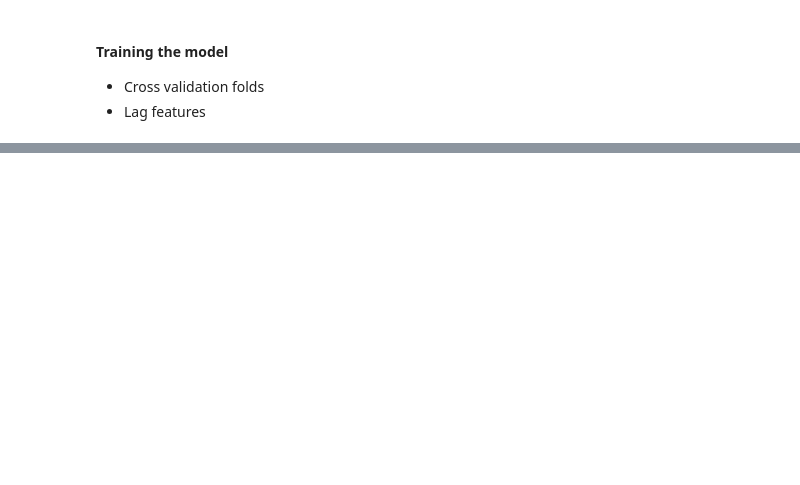
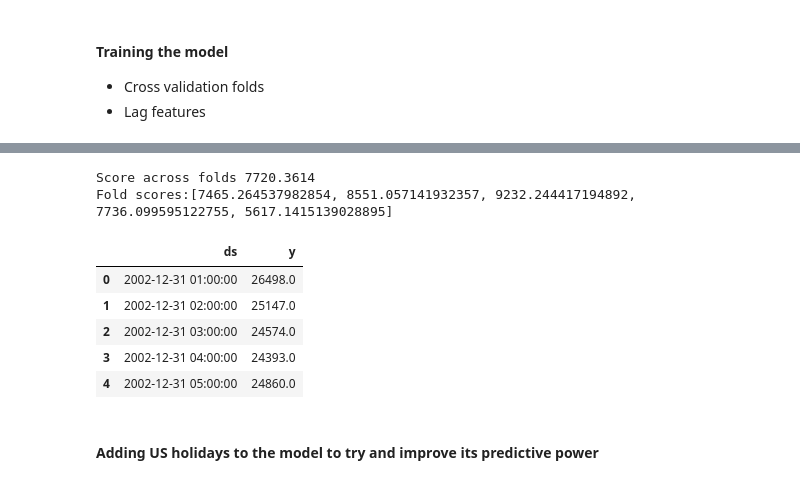
Before and after one commit to MarwanH7/Energy_Consumption_Forecasting_Dashboard, a Jupyter notebook: Notebook(MVP).ipynb, the cells around one changed output, grey strips where cells are left out. Drawn from its saved outputs; the diff is of its cells as text; code cells hidden in the pictures; blank space fills up the shorter version.

Commit message:
Fb Prophet model, holidays feature

```diff
--- a/Notebook(MVP).ipynb
+++ b/Notebook(MVP).ipynb
@@ -685,0 +751,42 @@ Fold 4: RMSE: 3990.7017010382783
+# %%
+## Train the model on the cross validation data
+
+
+## Define the number of splits
+n_splits = 5
+## define the test size (24 hours, 365 days, 1 year prediction into the future)
+test_size = 24*365*1
+## define gap
+gap = 24
+## Instantiate the time series split
+tss = TimeSeriesSplit(n_splits = n_splits, test_size = test_size, gap = gap)
+df_prophet = df_prophet.sort_index()
+
+
+fold = 0
+predictions = []
+scores = []
+
+for train_index, test_index in tss.split(df_prophet):
+    # Define train and test for each fold
+    train = df_prophet.iloc[train_index]
+    test = df_prophet.iloc[test_index]
+
+    ## Instantiate the model, fit and predict
+    model = Prophet()
+    model.fit(train)
+
+    # Create future dataframe for prediction
+    future = model.make_future_dataframe(periods=len(test), freq='H')
+
+    forecast = model.predict(future)
+
+    # Extract the prediction
+    y_predict = forecast.iloc[-len(test):]['yhat'].values
+    predictions.append(y_predict)
+
+    ## Calculate the RMSE
+    score = np.sqrt(mean_squared_error(test['y'], y_predict))
+    scores.append(score)
+    print(f"Fold {fold}: RMSE: {score}")
+    fold += 1
@@ -685,0 +809,17 @@ Fold 4: RMSE: 3990.7017010382783
+# %%
+print(f'Score across folds {np.mean(scores):0.4f}')
+print(f'Fold scores:{scores}')
+# %% [output]
+Score across folds 7720.3614
+Fold scores:[7465.264537982854, 8551.057141932357, 9232.244417194892, 7736.099595122755, 5617.1415139028895]
+# %%
+df_prophet.head()
+# %% [output]
+|  | ds | y |
+| 0 | 2002-12-31 01:00:00 | 26498.0 |
+| 1 | 2002-12-31 02:00:00 | 25147.0 |
+| 2 | 2002-12-31 03:00:00 | 24574.0 |
+| 3 | 2002-12-31 04:00:00 | 24393.0 |
+| 4 | 2002-12-31 05:00:00 | 24860.0 |
+# %% [markdown]
+#### Adding US holidays to the model to try and improve its predictive power
```
Also changed, not shown: parts of 12 cells of this notebook.
